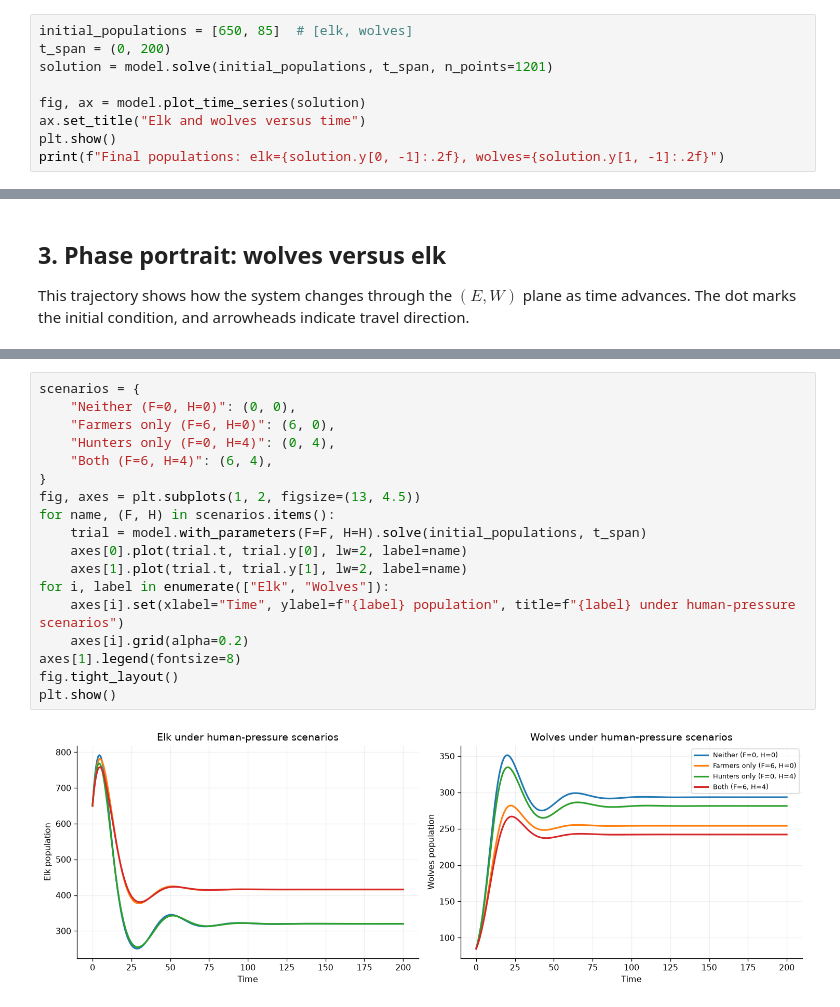
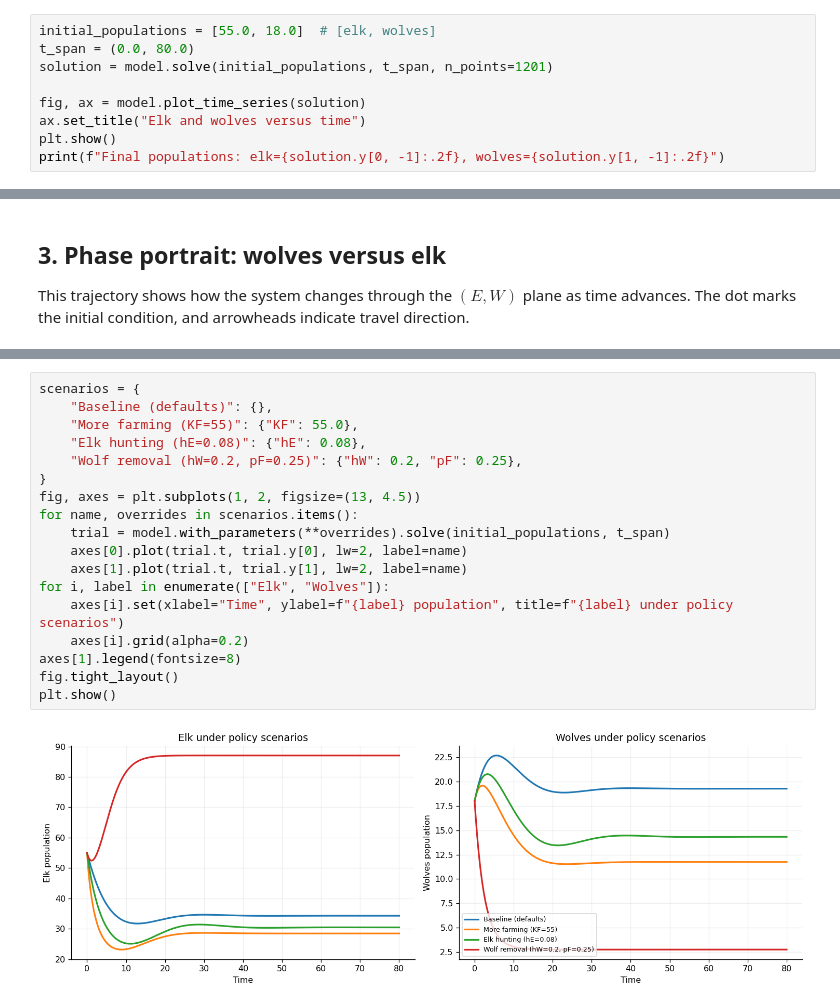
Before and after one commit to rydohaines/Modeling-Wolf-Elk-Populations, a Jupyter notebook: wolf_elk_demo.ipynb, the cells around one changed output, grey strips where cells are left out. Cells and saved outputs as stored; diff of their text form.

Commit message:
add wolf extinction demo

```diff
--- a/wolf_elk_demo.ipynb
+++ b/wolf_elk_demo.ipynb
@@ -62,8 +53,8 @@ Parameters:
 
 Change `initial_populations`, `t_span`, or any parameter to explore a different scenario. The returned solution contains `solution.t` and `solution.y`, with row 0 for elk and row 1 for wolves.
 # %%
-initial_populations = [650, 85]  # [elk, wolves]
-t_span = (0, 200)
+initial_populations = [55.0, 18.0]  # [elk, wolves]
+t_span = (0.0, 80.0)
 solution = model.solve(initial_populations, t_span, n_points=1201)
 
 fig, ax = model.plot_time_series(solution)
@@ -141,20 +132,20 @@ Each scenario uses the **same initial populations** so differences can be attrib
 # %%
 scenarios = {
-    "Neither (F=0, H=0)": (0, 0),
-    "Farmers only (F=6, H=0)": (6, 0),
-    "Hunters only (F=0, H=4)": (0, 4),
-    "Both (F=6, H=4)": (6, 4),
+    "Baseline (defaults)": {},
+    "More farming (KF=55)": {"KF": 55.0},
+    "Elk hunting (hE=0.08)": {"hE": 0.08},
+    "Wolf removal (hW=0.2, pF=0.25)": {"hW": 0.2, "pF": 0.25},
 }
 fig, axes = plt.subplots(1, 2, figsize=(13, 4.5))
-for name, (F, H) in scenarios.items():
-    trial = model.with_parameters(F=F, H=H).solve(initial_populations, t_span)
+for name, overrides in scenarios.items():
+    trial = model.with_parameters(**overrides).solve(initial_populations, t_span)
     axes[0].plot(trial.t, trial.y[0], lw=2, label=name)
     axes[1].plot(trial.t, trial.y[1], lw=2, label=name)
 for i, label in enumerate(["Elk", "Wolves"]):
-    axes[i].set(xlabel="Time", ylabel=f"{label} population", title=f"{label} under human-pressure scenarios")
+    axes[i].set(xlabel="Time", ylabel=f"{label} population", title=f"{label} under policy scenarios")
     axes[i].grid(alpha=0.2)
 axes[1].legend(fontsize=8)
 fig.tight_layout()
 plt.show()
 # %% [output]
-[figure, old version]
+[figure, new version]
```
Also changed, not shown: parts of 28 cells of this notebook, 4 other files.
